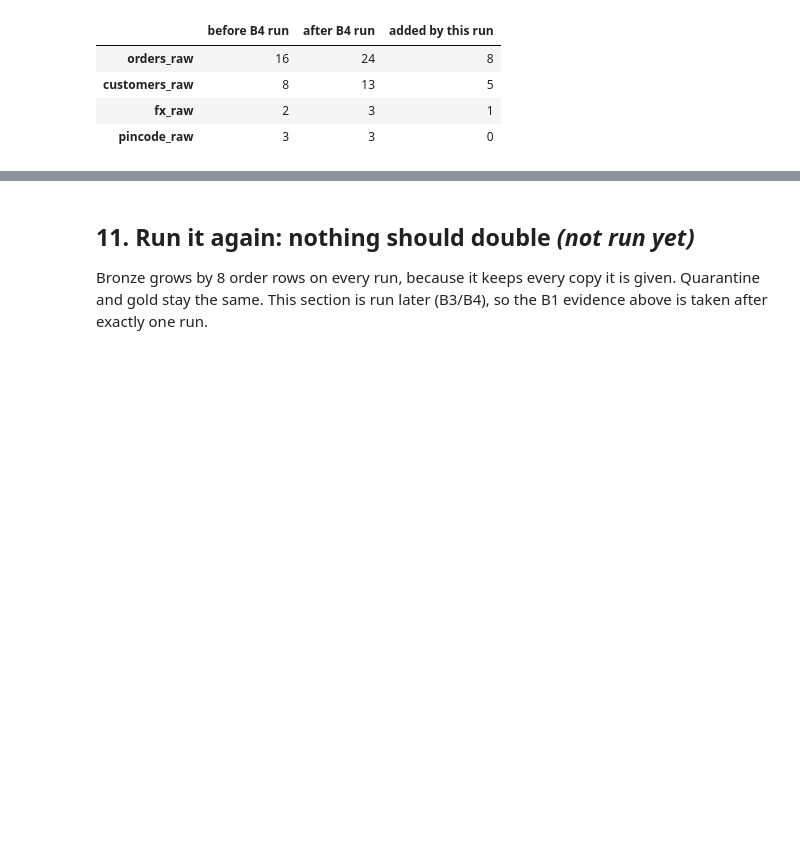
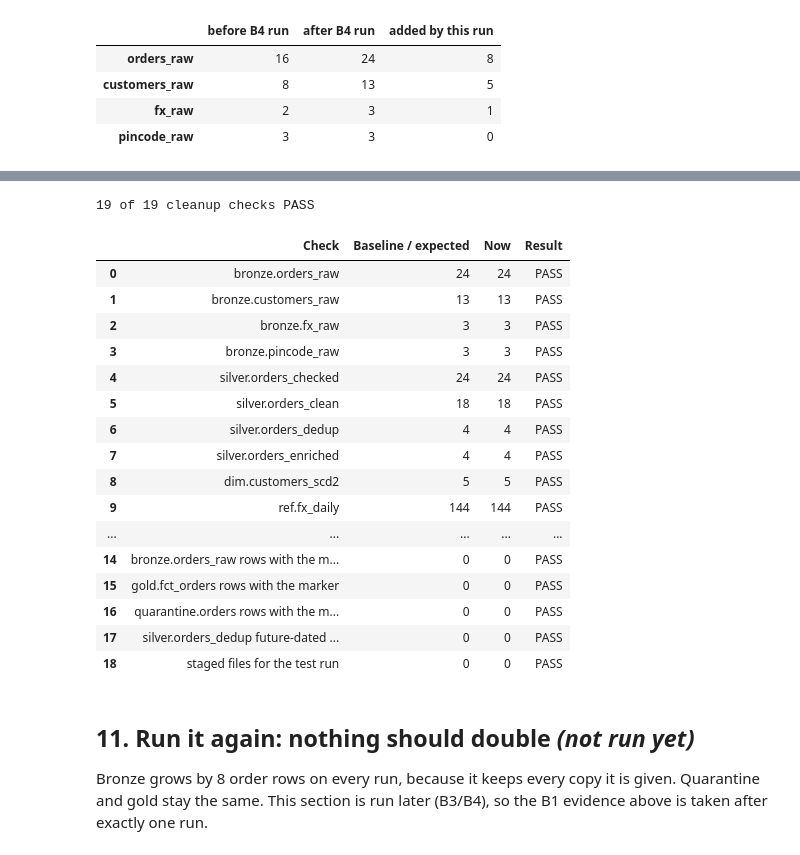
Before and after one commit to Ravikumar-2016/freshcart-pipelines, a Jupyter notebook: elt/freshcart_elt.ipynb, the cells around one changed output, grey strips where cells are left out. Cells and saved outputs as stored; diff of their text form; code cells hidden in the pictures; blank space fills up the shorter version.

Commit message:
feat(elt): add future-date quality check with failure demo and verified cleanup (B5)

```diff
--- a/elt/freshcart_elt.ipynb
+++ b/elt/freshcart_elt.ipynb
@@ -578,0 +586,10 @@ this run added 8 order rows, 5 CRM rows (the 4 old events + the new one), 1 FX r
+# %%
+import inspect
+import pandas as pd
+q = lambda sql: fc.query(sql)[0][0]
+
+print("the new check inside quality_checks():")
+print("\n".join(l for l in inspect.getsource(fc.quality_checks).splitlines() if "B5" in l or "in the future" in l or "CURRENT_DATE" in l))
+print("\nsession CURRENT_DATE():", q("SELECT CURRENT_DATE()"))
+print("\nCONTROL: quality_checks() on the real data (the new check must be 0 / OK):")
+fc.quality_checks()
@@ -578,0 +652,8 @@ this run added 8 order rows, 5 CRM rows (the 4 old events + the new one), 1 FX r
+# %%
+print("1. EXTRACT + 2. LOAD: only the mock order, in the web format")
+test_file = fc.write_landing("web", [test_order], TEST_RUN_ID)
+fc.load_file(test_file, "bronze.orders_raw", f"orders_web/{TEST_RUN_ID}")
+print("3. TRANSFORM: bronze -> silver -> gold")
+fc.transform(TEST_RUN_ID)
+print("4. CHECK")
+fc.quality_checks()
@@ -579,3 +774,39 @@ this run added 8 order rows, 5 CRM rows (the 4 old events + the new one), 1 FX r
+# %%
+after = {t: q(f"SELECT COUNT(*) FROM {t}") for t in tables}
+gold_after = fc.show("SELECT order_id, tier, amount_inr, loyalty_points, row_hash, published_at FROM gold.fct_orders ORDER BY order_id")
+leftovers = {
+    "bronze.orders_raw rows with the marker": q(f"SELECT COUNT(*) FROM bronze.orders_raw WHERE raw:order_id::STRING = '{TEST_ORDER_ID}' OR run_id = '{TEST_RUN_ID}'"),
+    "gold.fct_orders rows with the marker": q(f"SELECT COUNT(*) FROM gold.fct_orders WHERE order_id = '{TEST_ORDER_ID}'"),
+    "quarantine.orders rows with the marker": q(f"SELECT COUNT(*) FROM quarantine.orders WHERE order_id = '{TEST_ORDER_ID}'"),
+    "silver.orders_dedup future-dated rows": q("SELECT COUNT_IF(order_date > CURRENT_DATE()) FROM silver.orders_dedup"),
+    "staged files for the test run": len(fc.query(f"LIST @bronze.landing/orders_web/{TEST_RUN_ID}/")),
+}
+rows = [(t, baseline[t], after[t], "PASS" if baseline[t] == after[t] else "FAIL") for t in tables]
+rows += [("gold rows identical to baseline (incl. row_hash and published_at)", "yes", "yes" if baseline_gold.equals(gold_after) else "NO",
+          "PASS" if baseline_gold.equals(gold_after) else "FAIL")]
+rows += [(k, 0, v, "PASS" if v == 0 else "FAIL") for k, v in leftovers.items()]
+result = pd.DataFrame(rows, columns=["Check", "Baseline / expected", "Now", "Result"])
+print(f"{(result.Result == 'PASS').sum()} of {len(result)} cleanup checks PASS")
+result
+# %% [output]
+19 of 19 cleanup checks PASS
+|  | Check | Baseline / expected | Now | Result |
+| 0 | bronze.orders_raw | 24 | 24 | PASS |
+| 1 | bronze.customers_raw | 13 | 13 | PASS |
+| 2 | bronze.fx_raw | 3 | 3 | PASS |
+| 3 | bronze.pincode_raw | 3 | 3 | PASS |
+| 4 | silver.orders_checked | 24 | 24 | PASS |
+| 5 | silver.orders_clean | 18 | 18 | PASS |
+| 6 | silver.orders_dedup | 4 | 4 | PASS |
+| 7 | silver.orders_enriched | 4 | 4 | PASS |
+| 8 | dim.customers_scd2 | 5 | 5 | PASS |
+| 9 | ref.fx_daily | 144 | 144 | PASS |
+| ... | ... | ... | ... | ... |
+| 14 | bronze.orders_raw rows with the m... | 0 | 0 | PASS |
+| 15 | gold.fct_orders rows with the marker | 0 | 0 | PASS |
+| 16 | quarantine.orders rows with the m... | 0 | 0 | PASS |
+| 17 | silver.orders_dedup future-dated ... | 0 | 0 | PASS |
+| 18 | staged files for the test run | 0 | 0 | PASS |
 # %% [markdown]
 ## 11. Run it again: nothing should double *(not run yet)*
 Bronze grows by 8 order rows on every run, because it keeps every copy it is given. Quarantine and gold stay the same.
```
Also changed, not shown: parts of 12 cells of this notebook, 8 other files.
